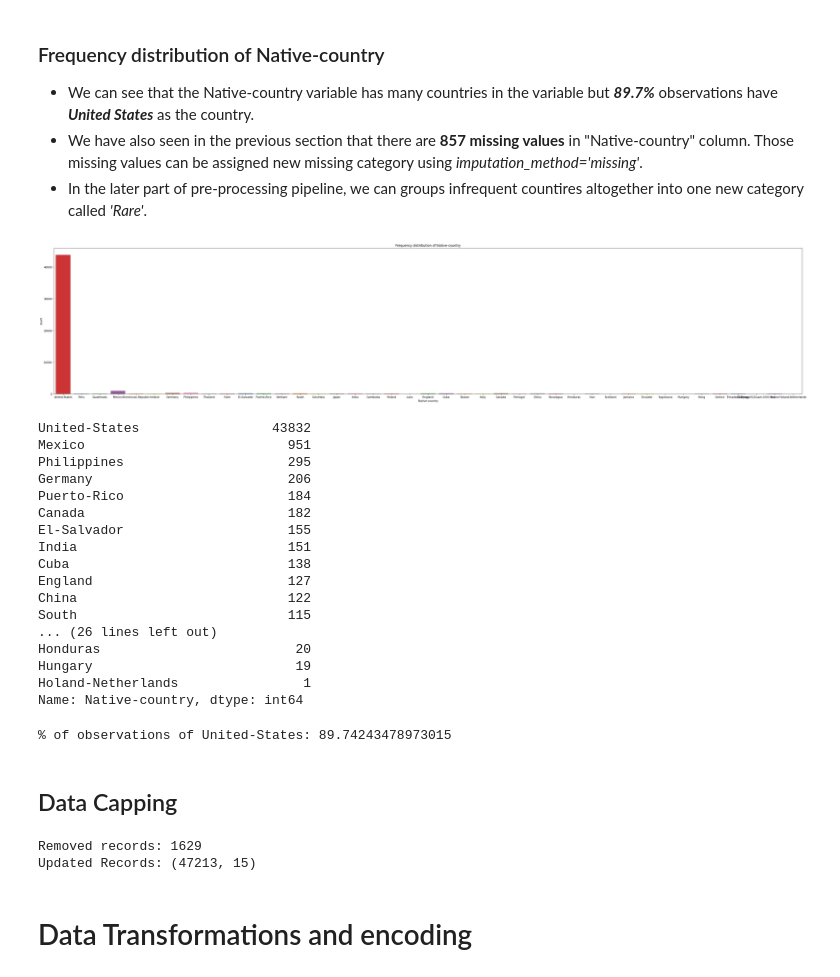
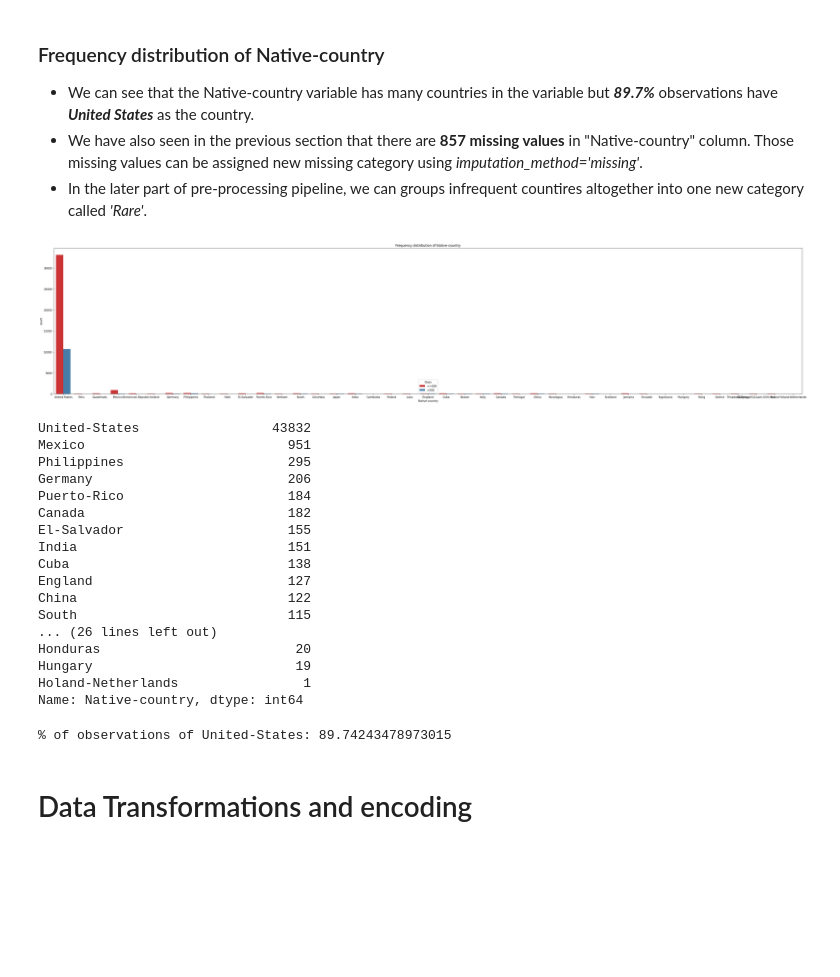
Before and after one commit to rajadevineni/Income_classification, a Jupyter notebook: income_classification.ipynb, the cells around one changed output. Saved outputs shown, nothing was run; the diff lists cells and outputs as text; code cells hidden in the pictures; blank space fills up the shorter version.

```diff
--- a/income_classification.ipynb
+++ b/income_classification.ipynb
@@ -289,12 +269,12 @@ Name: Occupation, dtype: int64
 * In the later part of pre-processing pipeline, we can groups infrequent countires altogether into one new category called *'Rare'*.
 # %%
 f, ax = plt.subplots(figsize=(50, 10))
-ax = sns.countplot(x="Native-country", data=data, palette="Set1")
+ax = sns.countplot(x="Native-country", data=data, palette="Set1", hue='Class')
 ax.set_title("Frequency distribution of Native-country")
 plt.show()
 data['Native-country'].value_counts()
 # %% [output]
-[figure, old version]
+[figure, new version]
 United-States                 43832
 Mexico                          951
 Philippines                     295
@@ -316,18 +296,6 @@ Name: Native-country, dtype: int64
 print('% of observations of United-States:',(data[data['Native-country'] == 'United-States'].shape[0] / data.shape[0])*100)
 # %% [output]
 % of observations of United-States: 89.74243478973015
-# %% [markdown]
-## Data Capping
-# %%
-data_capp = data[
-     (data["Age"] <=70) &
-     (data["Hours-per-week"] <=70)
-    ]
-print("Removed records:",data.shape[0]-data_capp.shape[0])
-print("Updated Records:",data_capp.shape)
-# %% [output]
-Removed records: 1629
-Updated Records: (47213, 15)
 # %% [markdown]
 # Data Transformations and encoding
 # %%
```
Also changed, not shown: parts of 24 cells of this notebook.
